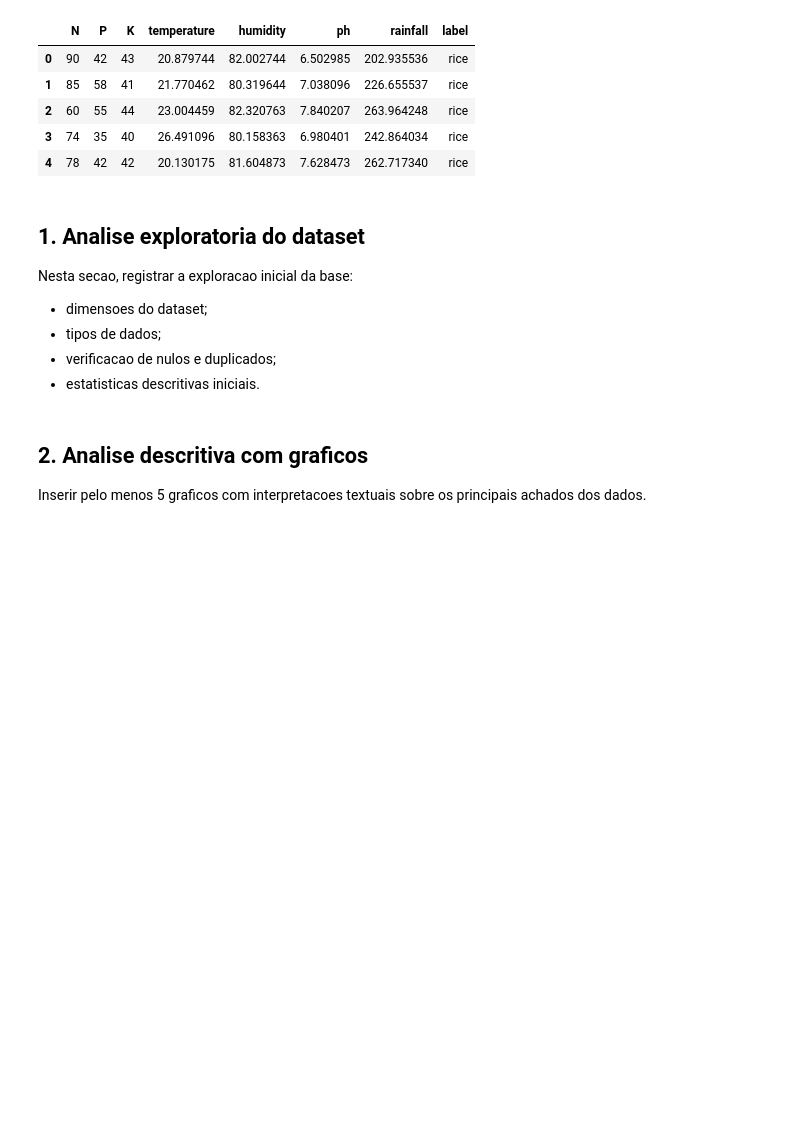
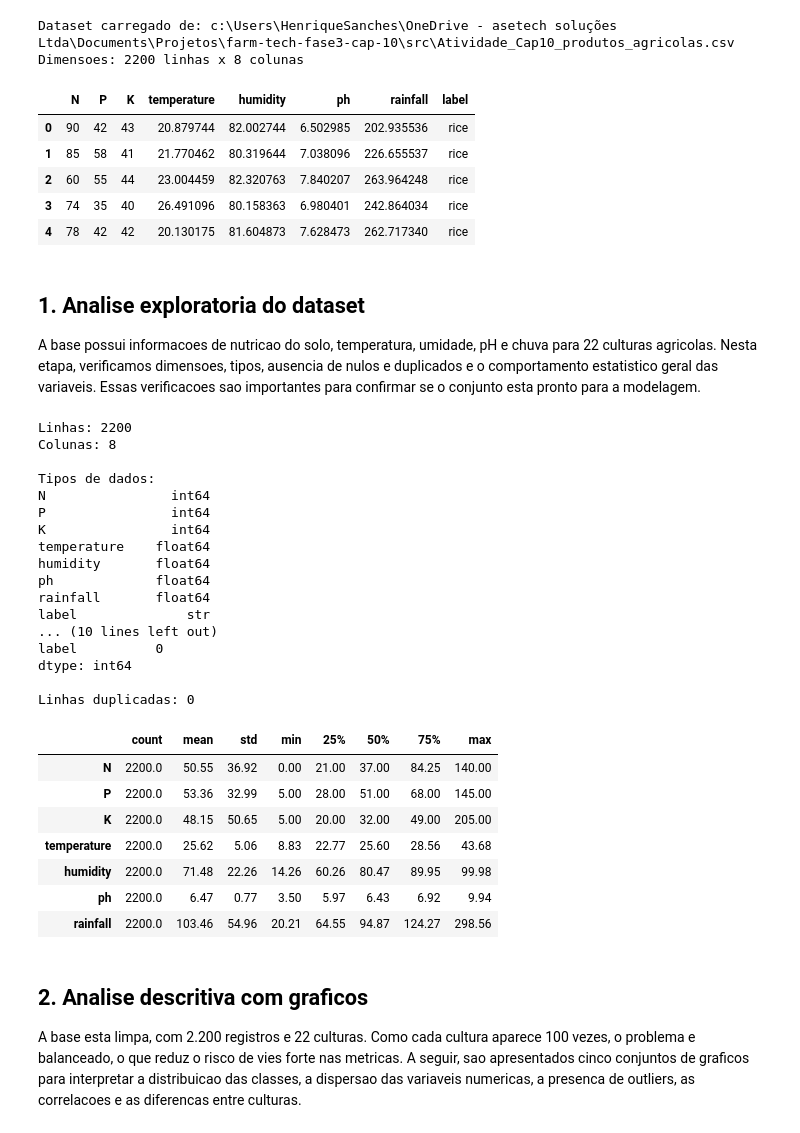
Before and after one commit to HenriqueSanchesSilva/farm-tech-fase3-cap-10, a Jupyter notebook: src/HenriqueSanchesSilva_570527_fase3_cap2.ipynb, the cells around one changed output. Saved outputs shown, nothing was run; the diff lists cells and outputs as text; code cells hidden in the pictures; blank space fills up the shorter version.

```diff
--- a/src/HenriqueSanchesSilva_570527_fase3_cap2.ipynb
+++ b/src/HenriqueSanchesSilva_570527_fase3_cap2.ipynb
@@ -33,8 +58,23 @@ plt.rcParams["figure.figsize"] = (10, 6)
 # %%
 # Carregamento da base
-df = pd.read_csv("Atividade_Cap10_produtos_agricolas.csv")
+base_dir = Path.cwd()
+csv_candidates = [
+    base_dir / "Atividade_Cap10_produtos_agricolas.csv",
+    base_dir / "src" / "Atividade_Cap10_produtos_agricolas.csv",
+    Path("c:/Users/HenriqueSanches/OneDrive - asetech soluções Ltda/Documents/Projetos/farm-tech-fase3-cap-10/src/Atividade_Cap10_produtos_agricolas.csv"),
+]
+csv_path = next((path for path in csv_candidates if path.exists()), None)
+
+if csv_path is None:
+    raise FileNotFoundError("Nao foi possivel localizar o arquivo Atividade_Cap10_produtos_agricolas.csv")
+
+df = pd.read_csv(csv_path)
+print(f"Dataset carregado de: {csv_path}")
+print(f"Dimensoes: {df.shape[0]} linhas x {df.shape[1]} colunas")
 df.head()
 # %% [output]
+Dataset carregado de: c:\Users\HenriqueSanches\OneDrive - asetech soluções Ltda\Documents\Projetos\farm-tech-fase3-cap-10\src\Atividade_Cap10_produtos_agricolas.csv
+Dimensoes: 2200 linhas x 8 colunas
 |  | N | P | K | temperature | humidity | ph | rainfall | label |
 | 0 | 90 | 42 | 43 | 20.879744 | 82.002744 | 6.502985 | 202.935536 | rice |
 | 1 | 85 | 58 | 41 | 21.770462 | 80.319644 | 7.038096 | 226.655537 | rice |
@@ -44,17 +84,50 @@ df.head()
 # %% [markdown]
 ## 1. Analise exploratoria do dataset
 
-Nesta secao, registrar a exploracao inicial da base:
-
-- dimensoes do dataset;
-- tipos de dados;
-- verificacao de nulos e duplicados;
-- estatisticas descritivas iniciais.
+A base possui informacoes de nutricao do solo, temperatura, umidade, pH e chuva para 22 culturas agricolas. Nesta etapa, verificamos dimensoes, tipos, ausencia de nulos e duplicados e o comportamento estatistico geral das variaveis. Essas verificacoes sao importantes para confirmar se o conjunto esta pronto para a modelagem.
 # %%
-# TODO: adicionar a exploracao inicial da base
-# Sugestoes: df.shape, df.info(), df.describe(), df.isnull().sum(), df.duplicated().sum()
+# Visao geral da base
+print(f"Linhas: {df.shape[0]}")
+print(f"Colunas: {df.shape[1]}")
+print()
+print("Tipos de dados:")
+print(df.dtypes)
+print()
+print("Valores nulos por coluna:")
+print(df.isnull().sum())
+print()
+print(f"Linhas duplicadas: {df.duplicated().sum()}")
+print()
+
+display(df.describe().T.round(2))
+# %% [output]
+Linhas: 2200
+Colunas: 8
+
+Tipos de dados:
+N                int64
+P                int64
+K                int64
+temperature    float64
+humidity       float64
+ph             float64
+rainfall       float64
+label              str
+... (10 lines left out)
+label          0
+dtype: int64
+
+Linhas duplicadas: 0
+|  | count | mean | std | min | 25% | 50% | 75% | max |
+| N | 2200.0 | 50.55 | 36.92 | 0.00 | 21.00 | 37.00 | 84.25 | 140.00 |
+| P | 2200.0 | 53.36 | 32.99 | 5.00 | 28.00 | 51.00 | 68.00 | 145.00 |
+| K | 2200.0 | 48.15 | 50.65 | 5.00 | 20.00 | 32.00 | 49.00 | 205.00 |
+| temperature | 2200.0 | 25.62 | 5.06 | 8.83 | 22.77 | 25.60 | 28.56 | 43.68 |
+| humidity | 2200.0 | 71.48 | 22.26 | 14.26 | 60.26 | 80.47 | 89.95 | 99.98 |
+| ph | 2200.0 | 6.47 | 0.77 | 3.50 | 5.97 | 6.43 | 6.92 | 9.94 |
+| rainfall | 2200.0 | 103.46 | 54.96 | 20.21 | 64.55 | 94.87 | 124.27 | 298.56 |
 # %% [markdown]
 ## 2. Analise descritiva com graficos
 
-Inserir pelo menos 5 graficos com interpretacoes textuais sobre os principais achados dos dados.
+A base esta limpa, com 2.200 registros e 22 culturas. Como cada cultura aparece 100 vezes, o problema e balanceado, o que reduz o risco de vies forte nas metricas. A seguir, sao apresentados cinco conjuntos de graficos para interpretar a distribuicao das classes, a dispersao das variaveis numericas, a presenca de outliers, as correlacoes e as diferencas entre culturas.
 # %%
```
Also changed, not shown: parts of 15 cells of this notebook.
